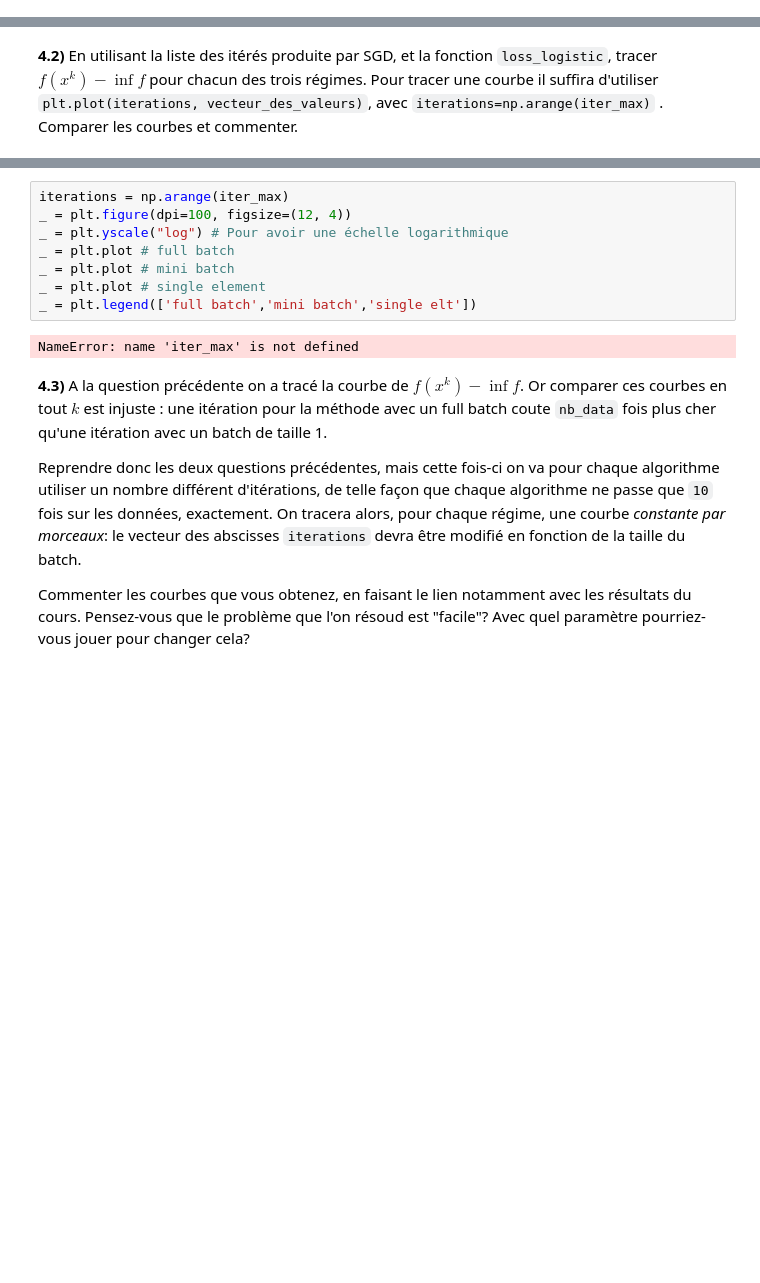
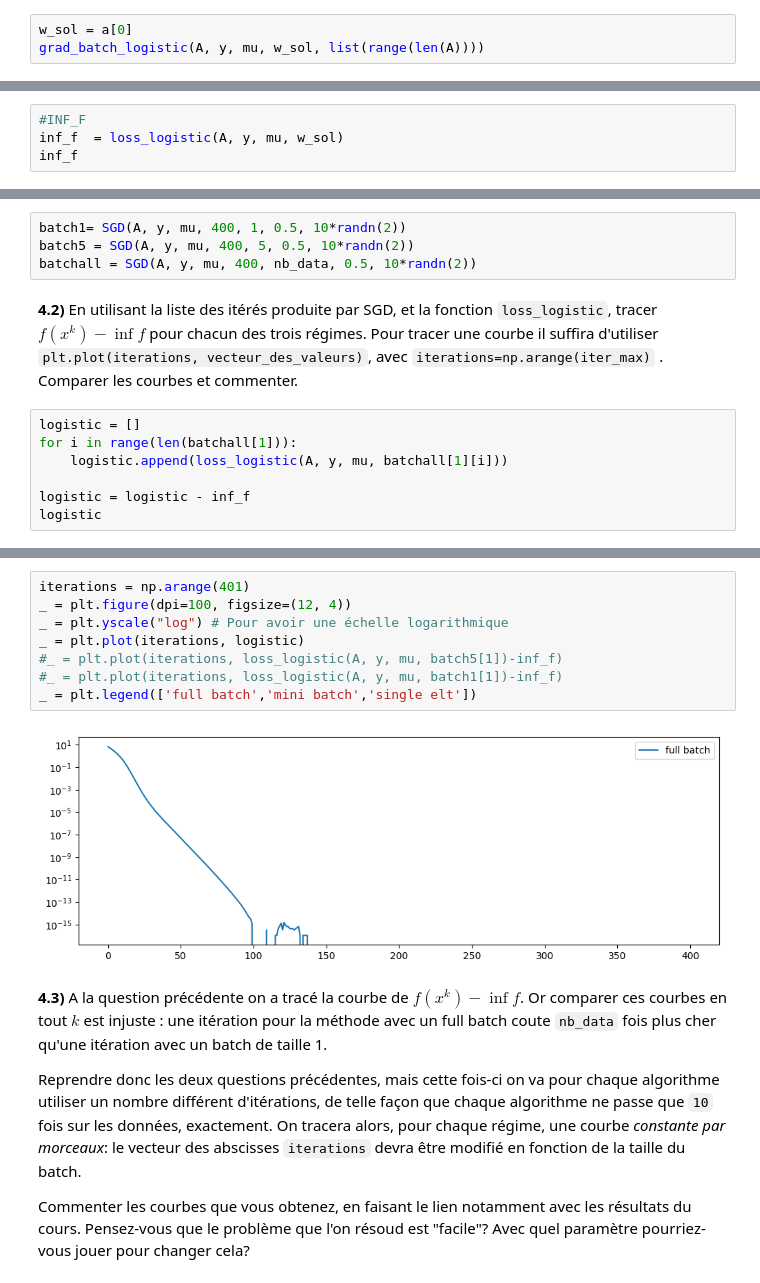
Before and after one commit to JLechuga94/ML-Optimisation, a Jupyter notebook: TP_students.ipynb, the cells around one changed output, grey strips where cells are left out. Cells and saved outputs as stored; diff of their text form; blank space fills up the shorter version.

```diff
--- a/TP_students.ipynb
+++ b/TP_students.ipynb
@@ -569,2 +588,5 @@ def SGD(A, y, mu, iter_max, batch_size, stepsize_factor, starting_point):
 # %% [markdown]
 **3.2)** S'assurer que `w_sol` est bien un minimiseur (et donc que votre algorithme marche à peu près) en vérifiant que $\nabla f(w_{sol}) \simeq 0$. Vous pourrez calculer astucieusement $\nabla f$ en utilisant la fonction `grad_batch_logistic`
+# %%
+w_sol = a[0]
+grad_batch_logistic(A, y, mu, w_sol, list(range(len(A))))
@@ -571,2 +597,6 @@ def SGD(A, y, mu, iter_max, batch_size, stepsize_factor, starting_point):
 # %% [markdown]
 **3.3)** Définir `inf_f` comme étant l'infimum de $f$, à l'aide de `w_sol` et la fonction `loss_logistic` qu'on vous a donné au début de cette section
+# %%
+#INF_F
+inf_f  = loss_logistic(A, y, mu, w_sol)
+inf_f
@@ -576,5 +614,16 @@ def SGD(A, y, mu, iter_max, batch_size, stepsize_factor, starting_point):
 **4.1)**  Utiliser l'algorithme pour chaque taille de batch. Pour chacun d'entre eux on utilisera les mêmes paramètres :`iter_max` $\sim$ 100 (à vous de choisir), `stepsize_factor` = 0.5 et un même point initial aléatoire, par exemple `10*randn(2)`
 
 **NB:** on évite de prendre 0 comme point initial car on est dans un cadre assez spécifique où, même si `A` et `y` sont aléatoires, la solution du problème est toujours concentrée autour de 0. Ce serait tricher!
+# %%
+batch1= SGD(A, y, mu, 400, 1, 0.5, 10*randn(2))
+batch5 = SGD(A, y, mu, 400, 5, 0.5, 10*randn(2))
+batchall = SGD(A, y, mu, 400, nb_data, 0.5, 10*randn(2))
 # %% [markdown]
 **4.2)** En utilisant la liste des itérés produite par SGD, et la fonction `loss_logistic`, tracer $f(x^k) - \inf f$ pour chacun des trois régimes. Pour tracer une courbe il suffira d'utiliser `plt.plot(iterations, vecteur_des_valeurs)`, avec `iterations=np.arange(iter_max)` . Comparer les courbes et commenter.
+# %%
+logistic = []
+for i in range(len(batchall[1])):
+    logistic.append(loss_logistic(A, y, mu, batchall[1][i]))
+
+logistic = logistic - inf_f
+logistic
@@ -581,13 +648,13 @@ def SGD(A, y, mu, iter_max, batch_size, stepsize_factor, starting_point):
 # %%
-iterations = np.arange(iter_max)
+iterations = np.arange(401)
 _ = plt.figure(dpi=100, figsize=(12, 4))
 _ = plt.yscale("log") # Pour avoir une échelle logarithmique
-_ = plt.plot # full batch
-_ = plt.plot # mini batch
-_ = plt.plot # single element
+_ = plt.plot(iterations, logistic)
+#_ = plt.plot(iterations, loss_logistic(A, y, mu, batch5[1])-inf_f)
+#_ = plt.plot(iterations, loss_logistic(A, y, mu, batch1[1])-inf_f)
 _ = plt.legend(['full batch','mini batch','single elt'])
 # %% [output]
-NameError: name 'iter_max' is not defined
+[figure, added]
 # %% [markdown]
 **4.3)** A la question précédente on a tracé la courbe de $f(x^k) - \inf f$. Or comparer ces courbes en tout $k$ est injuste : une itération pour la méthode avec un full batch coute `nb_data` fois plus cher qu'une itération avec un batch de taille 1.
 
```
Also changed, not shown: parts of 11 cells of this notebook.
